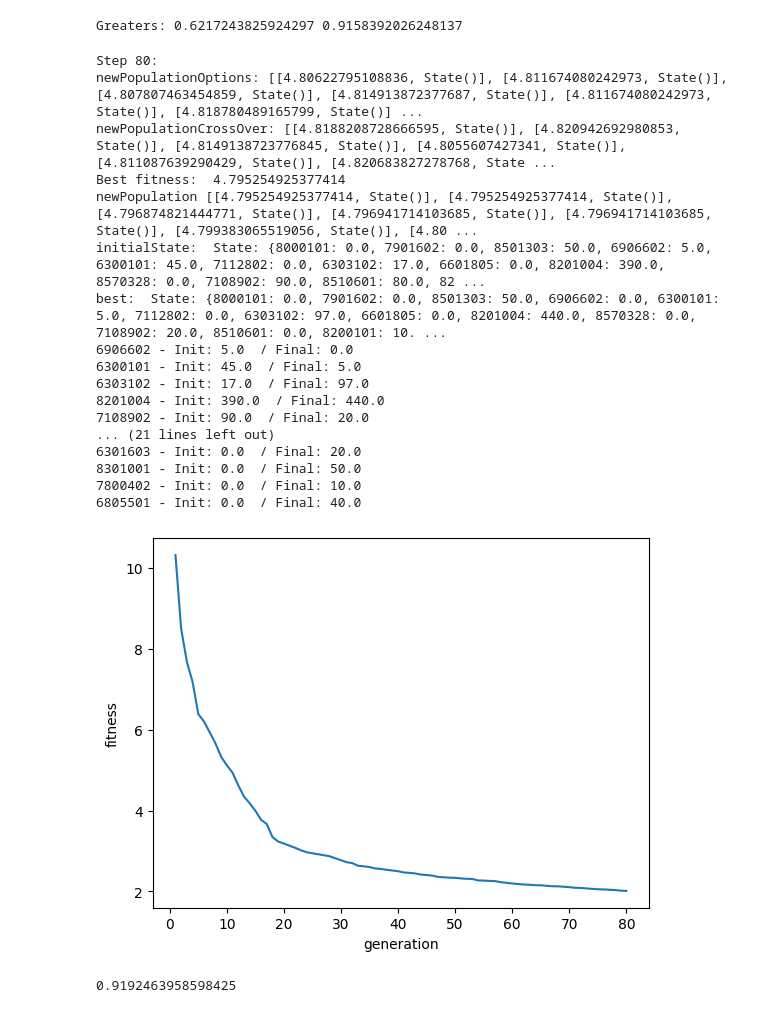
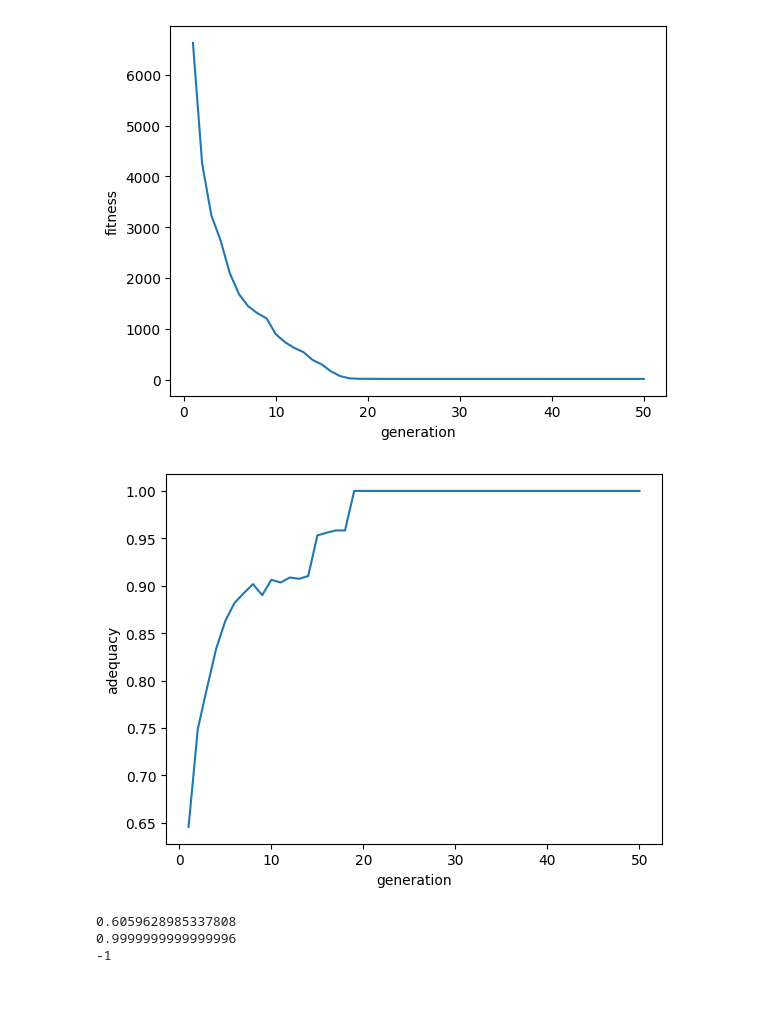
Before and after one commit to thalyson004/nutrition-study, a Jupyter notebook: notebooks/samples/026_penalization_test.ipynb, the cells around one changed output. Saved outputs shown, nothing was run; the diff lists cells and outputs as text; code cells hidden in the pictures.

```diff
--- a/notebooks/samples/026_penalization_test.ipynb
+++ b/notebooks/samples/026_penalization_test.ipynb
@@ -39,6 +42,7 @@ plt.figure(dpi=300)
 from typing import Any
 
 def nutritionAdequancy(nutrition: Nutrition, personID: str):
+    return Nutrition.nutritionAdequancyByPersonId(nutrition, personID)
     idealNutrition = Nutrition.idealNutritionByPersonId(personID)
     greaters = [ nutrient for nutrient, signal in nutrients_signal.items() if signal==">"]
     less = [ nutrient for nutrient, signal in nutrients_signal.items() if signal=="<"]
@@ -53,12 +57,10 @@ def nutritionAdequancy(nutrition: Nutrition, personID: str):
 
     return adequancy
 
-initialAdequancy = nutritionAdequancy(result.initialNutrition, personID)
-finalAdequancy = nutritionAdequancy(result.finalNutrition, personID)
+# initialAdequancy = nutritionAdequancy(result.initialNutrition, personID)
+# finalAdequancy = nutritionAdequancy(result.finalNutrition, personID)
 
-print("Greaters:", initialAdequancy, finalAdequancy )
+# print("Greaters:", initialAdequancy, finalAdequancy )
-# %% [output]
-Greaters: 0.6217243825924297 0.9158392026248137
 # %%
 personID = "UNKNOW"
 personID = "110000016#7#1#5"
@@ -66,8 +68,15 @@ nutritionFactor = 100
 nutritionFunction = Nutrition.absDifferenceNegativePenalty
 distanceFactor=10
 distanceFunction = State.squareDifference
+# %%
+def convergenceFirst(bestList: list[float]):
+    for i in range(1, len(bestList)):
+        if(bestList[i-1]<bestList[i]):
+            return i
+    return -1
 # %%
-def absDifferenceNegativePenalty(initNutrition, finalNutrition, mult=1007) -> float:
+value = 1000
+def absDifferenceNegativePenalty(initNutrition, finalNutrition, mult=value) -> float:
         initNutrition: Nutrition = initNutrition
         finalNutrition: Nutrition = finalNutrition
 
@@ -97,36 +106,3 @@ def absDifferenceNegativePenalty(initNutrition, finalNutrition, mult=1007) -> fl
                 for key in list(initNutrition)
             ]
         )
-# %%
-result = papaSingleSeach(
-                personID,
-                verbose=True,
-                unit=10, max_unit=2,
-                max_population_set=50,
-                max_population_selected=10,
-                expansion_set=10,
-                expansion_select=5,
-                max_steps=80,
-                nutritionFitness=absDifferenceNegativePenalty,
-                crossover=0.2,
-                nutritionFactor=1.0,
-                distanceFactor=0.0
-            )
-# %% [output]
-Step 80:
-newPopulationOptions: [[4.80622795108836, State()], [4.811674080242973, State()], [4.807807463454859, State()], [4.814913872377687, State()], [4.811674080242973, State()], [4.818780489165799, State()] ...
-newPopulationCrossOver: [[4.8188208728666595, State()], [4.820942692980853, State()], [4.8149138723776845, State()], [4.8055607427341, State()], [4.811087639290429, State()], [4.820683827278768, State ...
-Best fitness:  4.795254925377414
-newPopulation [[4.795254925377414, State()], [4.795254925377414, State()], [4.796874821444771, State()], [4.796941714103685, State()], [4.796941714103685, State()], [4.799383065519056, State()], [4.80 ...
-initialState:  State: {8000101: 0.0, 7901602: 0.0, 8501303: 50.0, 6906602: 5.0, 6300101: 45.0, 7112802: 0.0, 6303102: 17.0, 6601805: 0.0, 8201004: 390.0, 8570328: 0.0, 7108902: 90.0, 8510601: 80.0, 82 ...
-best:  State: {8000101: 0.0, 7901602: 0.0, 8501303: 50.0, 6906602: 0.0, 6300101: 5.0, 7112802: 0.0, 6303102: 97.0, 6601805: 0.0, 8201004: 440.0, 8570328: 0.0, 7108902: 20.0, 8510601: 0.0, 8200101: 10. ...
-6906602 - Init: 5.0  / Final: 0.0
-6300101 - Init: 45.0  / Final: 5.0
-6303102 - Init: 17.0  / Final: 97.0
-8201004 - Init: 390.0  / Final: 440.0
-7108902 - Init: 90.0  / Final: 20.0
-... (21 lines left out)
-6301603 - Init: 0.0  / Final: 20.0
-8301001 - Init: 0.0  / Final: 50.0
-7800402 - Init: 0.0  / Final: 10.0
-6805501 - Init: 0.0  / Final: 40.0
@@ -133,14 +148,22 @@ best:  State: {8000101: 0.0, 7901602: 0.0, 8501303: 50.0, 6906602: 0.0, 6300101:
 # %%
 import seaborn as sns
 import matplotlib.pyplot as plt
 import numpy as np
 
 data = pd.DataFrame({'generation': [ x+1 for x in range(len(result.bestList)) ], 'fitness': result.bestList})
-
 sns.lineplot(data=data, x="generation", y="fitness")
 plt.show()
 
+data = pd.DataFrame({'generation': [ x+1 for x in range(len(result.adequacyList)) ], 'adequacy': result.adequacyList})
+sns.lineplot(data=data, x="generation", y="adequacy")
+plt.show()
+
+print(nutritionAdequancy(result.initialNutrition, personID))
 print(nutritionAdequancy(result.finalNutrition, personID))
+print(convergenceFirst(result.bestList))
 # %% [output]
-[figure, old version]
+[figure, new version]
+[figure, added]
-0.9192463958598425
+0.6059628985337808
+0.9999999999999996
+-1
```
Also changed, not shown: parts of 41 cells of this notebook, 1 other file.
